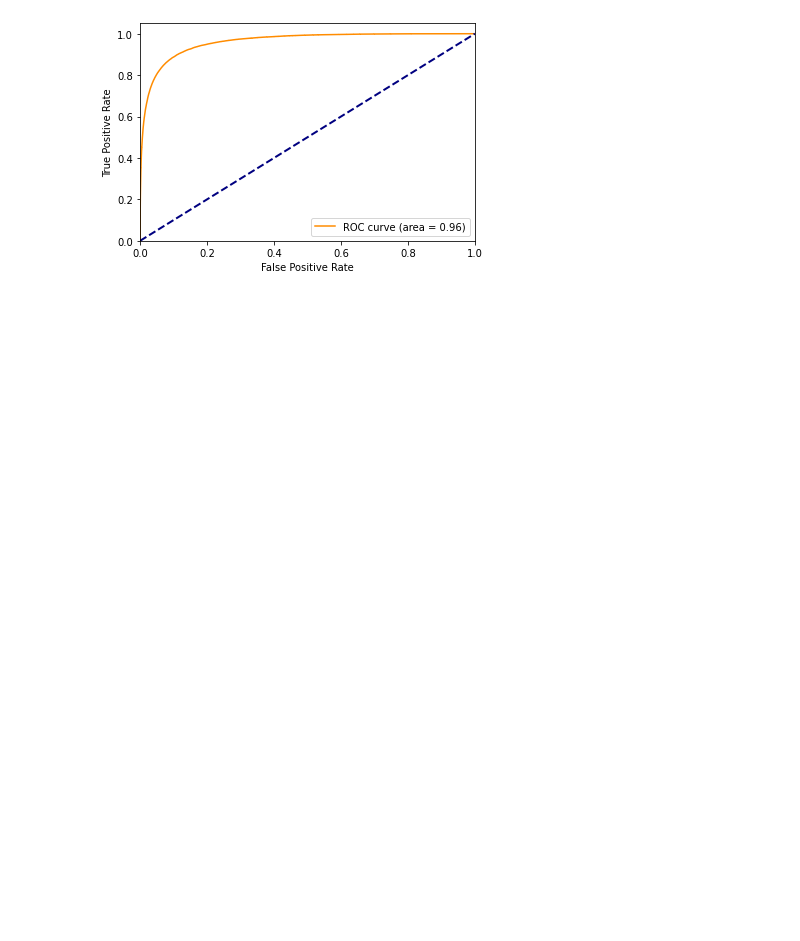
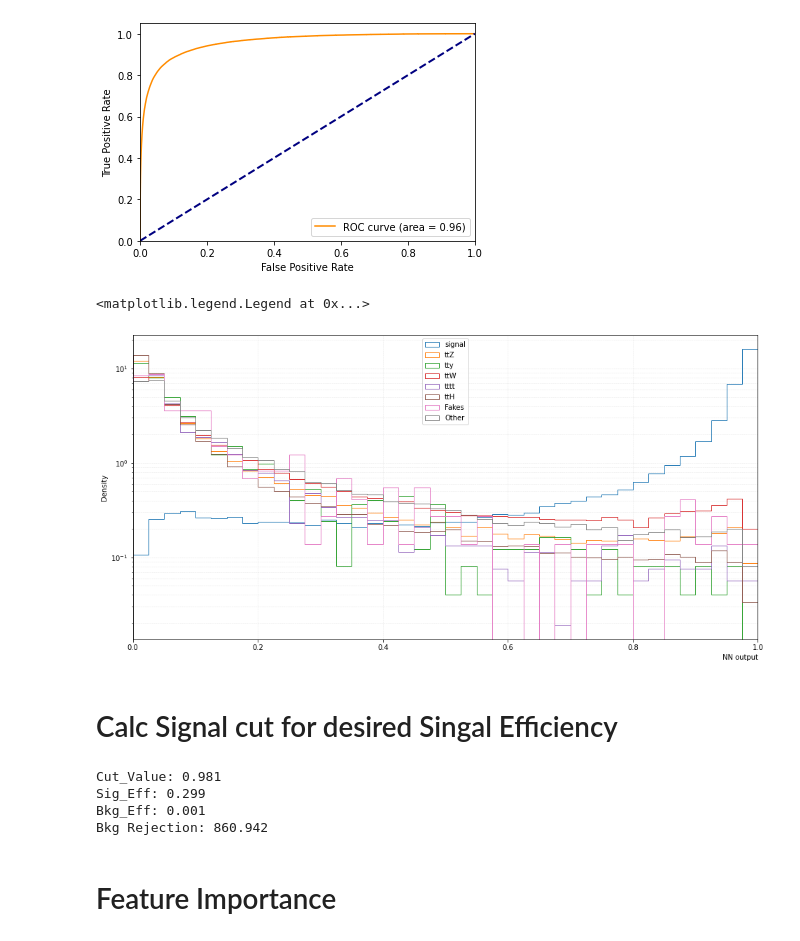
Before and after one commit to MerveNazlim/CatNN, a Jupyter notebook: NN_for_sstt/NN_for_sstt.ipynb, the cells around one changed output. Cells and saved outputs as stored; diff of their text form; code cells hidden in the pictures; blank space fills up the shorter version.

```diff
--- a/NN_for_sstt/NN_for_sstt.ipynb
+++ b/NN_for_sstt/NN_for_sstt.ipynb
@@ -23,0 +28,7 @@ Dataset contains 270849 Signal events and 983568 Background events.
+# %%
+index_sort = np.argsort(class_no)
+class_names = (np.array(class_names)[index_sort])
+class_no = np.sort(class_no)
+print(class_names)
+print(class_no)
+No_Classes = class_no.max()+1
@@ -110,3 +103,34 @@ Loading model architecture and weights (/mnt/c/Users/aaron/Desktop/CatNN/NN_for_
 plot_roc_curve(model, test, path_tosave=path_tosave)
 # %% [output]
 [figure]
+# %%
+nn_scores_test = model.predict(test[0], verbose = True)
+nn_scores = model.predict(train[0], verbose = True)
+# %%
+fig = plt.figure(figsize=(16,8))
+plt.grid(color='k', which='both', linestyle='--', lw=0.5, alpha=0.1, zorder = 0)
+plt.xlabel("NN output", horizontalalignment='right', x=1)
+plt.xlim([0,1])
+plt.ylabel("Density")
+plt.yscale('log')
+histargs = {"bins":40, "range":(0,1.), "density":True, "histtype":'step'}
+for i in range(No_Classes):
+    plt.hist(nn_scores_test[test[3]==i],label = class_names[i], **histargs)
+plt.legend(loc='upper center')
+    #plt.hist(nn_scores_test[test[1]==0][test[3]==i],label = "Test_Background", **histargs)
+# %% [output]
+<matplotlib.legend.Legend at 0x...>
+[figure, added]
+# %% [markdown]
+# Calc Signal cut for desired Singal Efficiency
+# %%
+Sig = nn_scores_test[test[1]==1]
+Bkg = nn_scores_test[test[1]==0]
+Sig_Eff, Bkg_Eff, Signal_Cut = Find_Eff_Cut(Sig=Sig, Bkg=Bkg, Signal_Eff=0.8)
+# %% [output]
+Cut_Value: 0.981
+Sig_Eff: 0.299
+Bkg_Eff: 0.001
+Bkg Rejection: 860.942
+# %% [markdown]
+# Feature Importance
```
Also changed, not shown: parts of 14 cells of this notebook, 4 other files.
